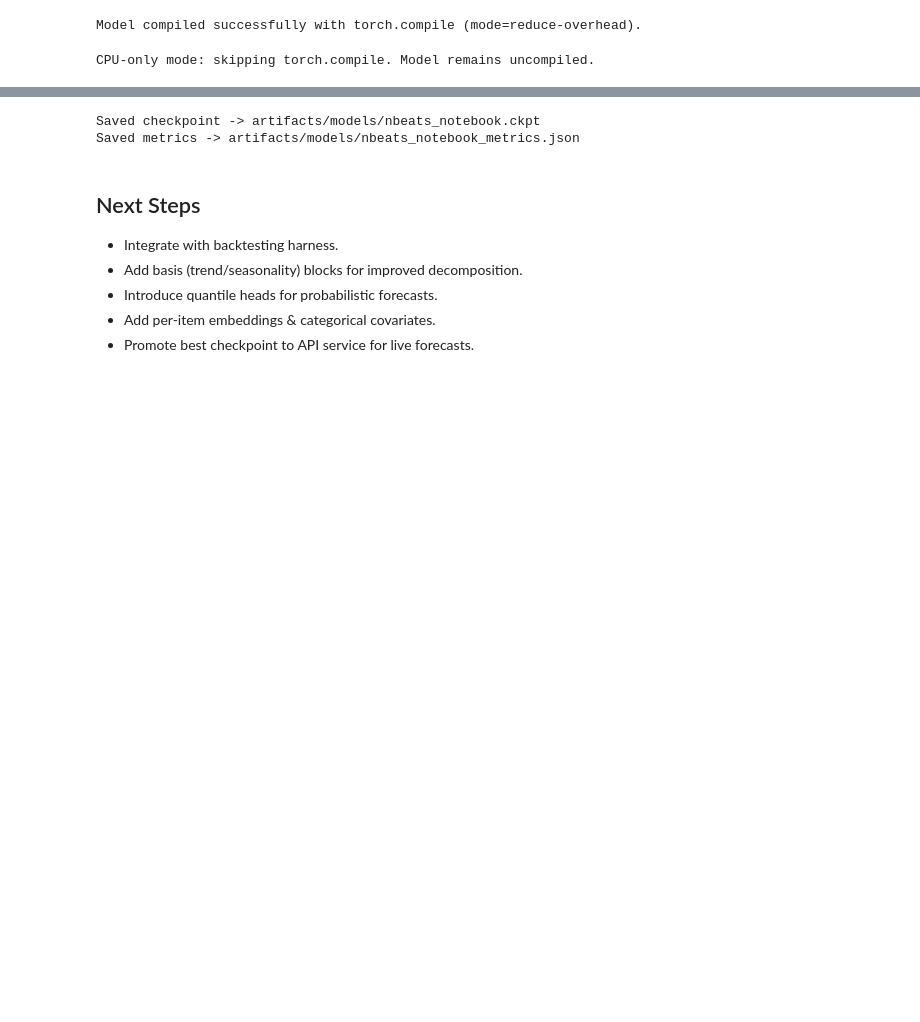
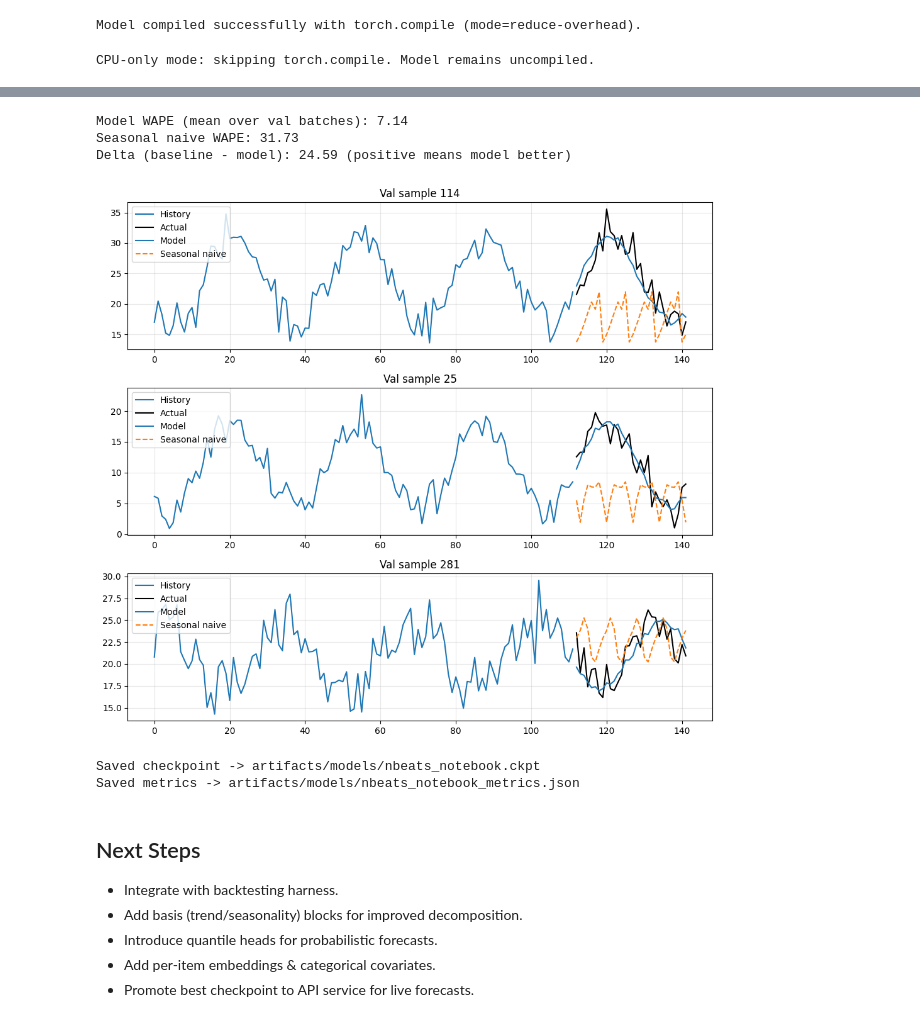
Before and after one commit to Zak-Las/E-commerce-Demand-Forecasting, a Jupyter notebook: notebooks/nbeats_training.ipynb, the cells around one changed output, grey strips where cells are left out. Saved outputs shown, nothing was run; the diff lists cells and outputs as text; code cells hidden in the pictures; blank space fills up the shorter version.

```diff
--- a/notebooks/nbeats_training.ipynb
+++ b/notebooks/nbeats_training.ipynb
@@ -198,3 +220,11 @@ val_loader = DataLoader(val_ds, batch_size=BATCH_SIZE, num_workers=num_workers,
 print('Batches -> train:', len(train_loader), 'val:', len(val_loader), '| workers:', num_workers, '| batch_size:', BATCH_SIZE)
 # %% [output]
 Batches -> train: 10 val: 10 | workers: 6 | batch_size: 64
+# %%
+# Override model capacity after scaling: smaller architecture for early experimentation.
+LAYER_WIDTH = 256
+NUM_STACKS = 2
+BLOCKS_PER_STACK = 3  # keep blocks per stack
+DROPOUT = 0.10
+print('Updated model hyperparams -> width:', LAYER_WIDTH, 'stacks:', NUM_STACKS, 'dropout:', DROPOUT)
+# Rebuild cfg_model later cell will pick these values.
@@ -340,3 +389,68 @@ else:
+# %%
+# Seasonal naive baseline vs model (WAPE comparison) using scaled datasets with global inverse transform.
+import torch, numpy as np
+
+def wape(y_true, y_pred):
+    denom = y_true.sum()
+    return float('nan') if denom <= 0 else (torch.abs(y_true - y_pred).sum() / denom * 100).item()
+
+model.eval()
+model_wapes = []
+baseline_wapes = []
+with torch.no_grad():
+    for batch in val_loader:
+        x_scaled, y_scaled = batch
+        # Model forecast
+        preds_scaled = model(x_scaled.to(device))
+        # Inverse scale to original demand units
+        y_orig = y_scaled * train_std + train_mean
+        preds_orig = preds_scaled * train_std + train_mean
+        # Seasonal naive (repeat last 7 actual history points forward)
+        # x_scaled includes INPUT_LENGTH history scaled; invert relevant tail
+        x_orig = x_scaled[:, -7:] * train_std + train_mean
+        rep = INPUT_LENGTH // 7 + 10  # ensure enough repeats
+        seasonal_pattern = x_orig.repeat(1, rep)[:, :FORECAST_LENGTH]
+        # Compute WAPE
+        model_wapes.append(wape(y_orig, preds_orig))
+        baseline_wapes.append(wape(y_orig, seasonal_pattern))
+
+model_wape_mean = float(np.mean(model_wapes)) if model_wapes else float('nan')
+baseline_wape_mean = float(np.mean(baseline_wapes)) if baseline_wapes else float('nan')
+print(f'Model WAPE (mean over val batches): {model_wape_mean:.2f}')
+print(f'Seasonal naive WAPE: {baseline_wape_mean:.2f}')
+print(f'Delta (baseline - model): {(baseline_wape_mean - model_wape_mean):.2f} (positive means model better)')
+# %% [output]
+Model WAPE (mean over val batches): 7.14
+Seasonal naive WAPE: 31.73
+Delta (baseline - model): 24.59 (positive means model better)
+# %%
+# Visual comparison for random validation samples: history, model forecast, seasonal naive, actual.
+import random, matplotlib.pyplot as plt
+random_indices = random.sample(range(len(val_ds)), k=min(3, len(val_ds)))
+fig, axes = plt.subplots(len(random_indices), 1, figsize=(10, 3*len(random_indices)))
+if len(random_indices) == 1:
+    axes = [axes]
+for ax, idx in zip(axes, random_indices):
+    x_scaled, y_scaled = val_ds[idx]
+    x_orig = x_scaled * train_std + train_mean
+    y_orig = y_scaled * train_std + train_mean
+    # Model forecast
+    with torch.no_grad():
+        pred_scaled = model(x_scaled.unsqueeze(0).to(device))
+    pred_orig = (pred_scaled.squeeze(0) * train_std + train_mean).cpu()
+    # Seasonal naive forecast
+    seasonal_tail = x_orig[-7:]
+    rep = FORECAST_LENGTH // 7 + 2
+    seasonal_forecast = seasonal_tail.repeat(rep)[:FORECAST_LENGTH]
+    ax.plot(range(len(x_orig)), x_orig.numpy(), label='History')
+    ax.plot(range(len(x_orig), len(x_orig)+FORECAST_LENGTH), y_orig.numpy(), label='Actual', color='black')
+    ax.plot(range(len(x_orig), len(x_orig)+FORECAST_LENGTH), pred_orig.numpy(), label='Model', color='tab:blue')
+    ax.plot(range(len(x_orig), len(x_orig)+FORECAST_LENGTH), seasonal_forecast.numpy(), label='Seasonal naive', color='tab:orange', linestyle='--')
+    ax.set_title(f'Val sample {idx}'); ax.grid(alpha=0.3)
+    ax.legend()
+plt.tight_layout(); plt.show()
+# %% [output]
+[figure, added]
 # %%
 # Save artifacts (derive metrics from trainer & recorder)
 import json, torch, pandas as pd
```
Also changed, not shown: parts of 15 cells of this notebook, 6 other files.
